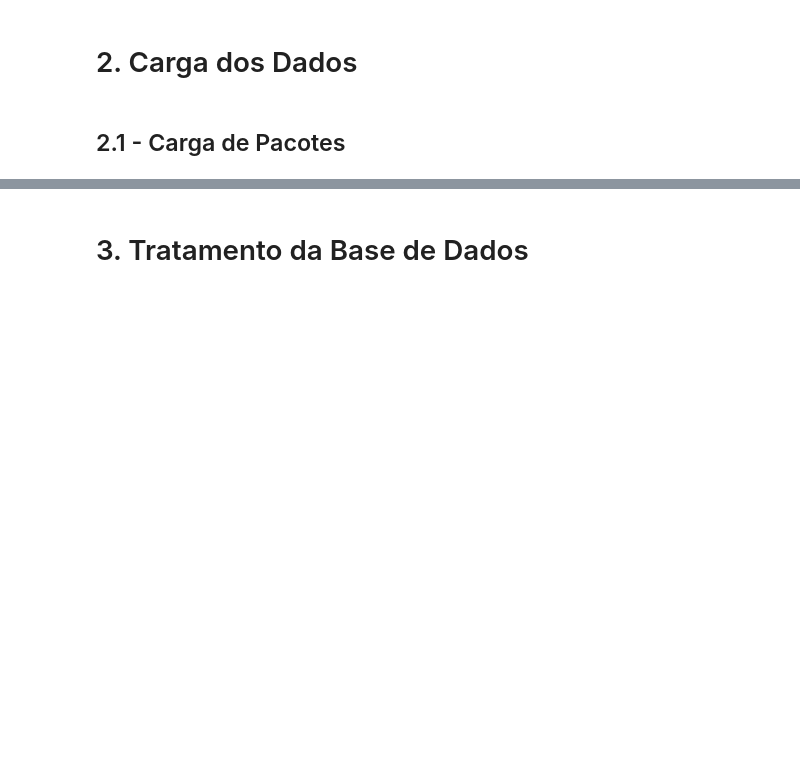
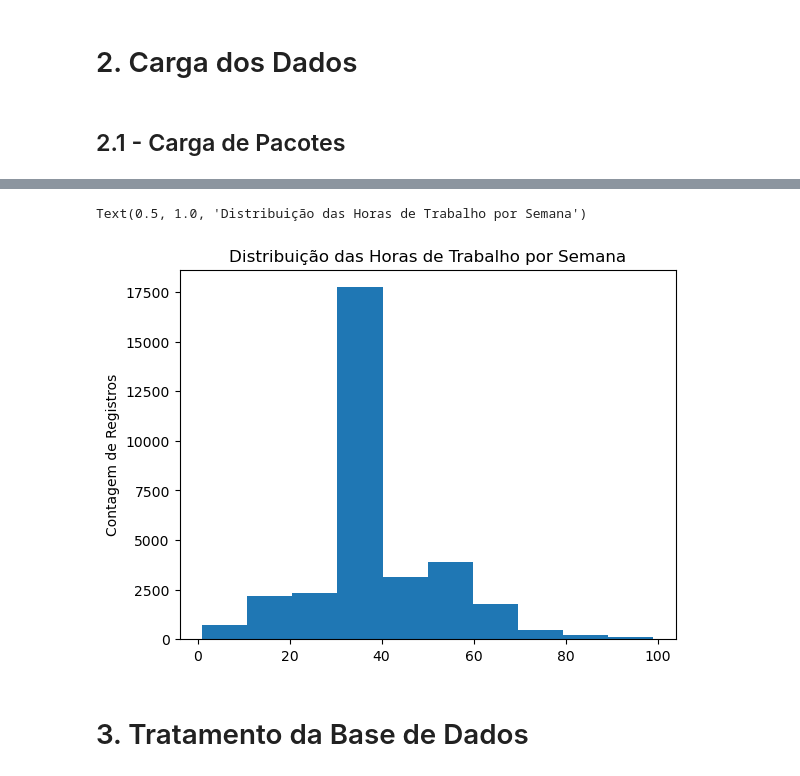
Before and after one commit to marcosmorais94/aws_analytics, a Jupyter notebook: linear-lernear-census.ipynb, the cells around one changed output, grey strips where cells are left out. Cells and saved outputs as stored; diff of their text form; code cells hidden in the pictures; blank space fills up the shorter version.

```diff
--- a/linear-lernear-census.ipynb
+++ b/linear-lernear-census.ipynb
@@ -23,3 +91,14 @@ warnings.filterwarnings('ignore')
+# %%
+# Histograma com as horas trabalhadas por semana
+# A maioria dos registros na bases gira em torno de 35 horas/semana
+
+plt.hist(x = base_census['hour-per-week'])
+plt.ylabel('Horas trabalhadas por semana')
+plt.ylabel('Contagem de Registros')
+plt.title('Distribuição das Horas de Trabalho por Semana')
+# %% [output]
+Text(0.5, 1.0, 'Distribuição das Horas de Trabalho por Semana')
+[figure, added]
 # %% [markdown]
 # 3. Tratamento da Base de Dados
 # %% [markdown]
```
Also changed, not shown: parts of 5 cells of this notebook.
